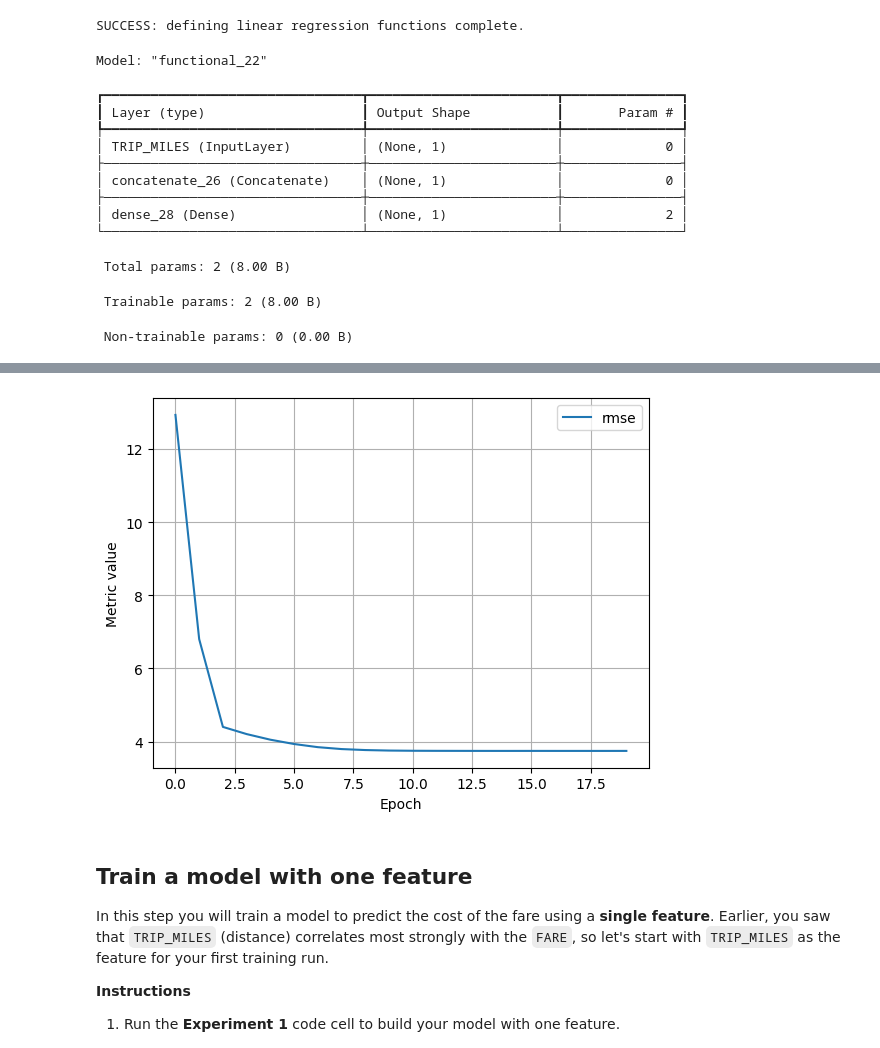
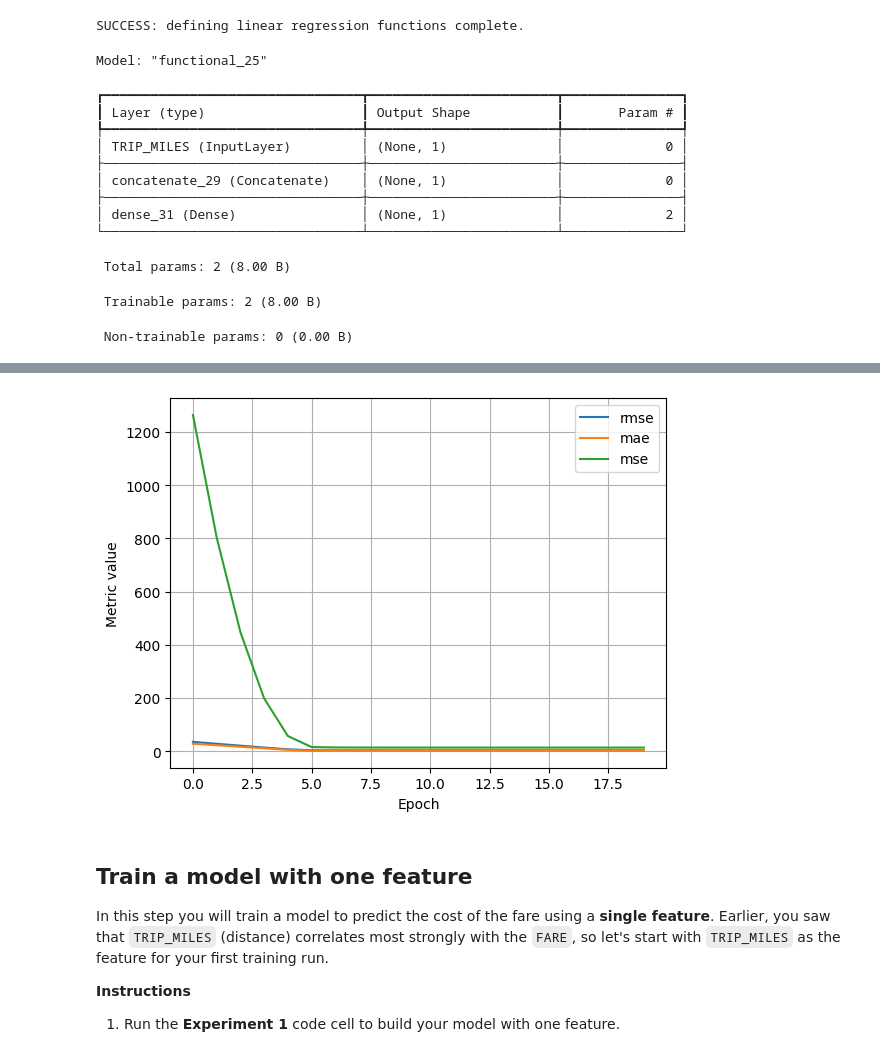
Before and after one commit to devangrajarora/learning-ml, a Jupyter notebook: google-cc/linear_regression_taxi.ipynb, the cells around one changed output, grey strips where cells are left out. Drawn from its saved outputs; the diff is of its cells as text; code cells hidden in the pictures.

Commit message:
Add MSE and MAE to metrics to be evaluated during training

```diff
--- a/google-cc/linear_regression_taxi.ipynb
+++ b/google-cc/linear_regression_taxi.ipynb
@@ -435,25 +433,31 @@ model_config = ModelConfig(
         learning_rate=spec.hyperparameters.learning_rate
         ),
     loss = keras.losses.MeanSquaredError(),
-    metrics = [keras.metrics.RootMeanSquaredError(name='rmse')]
+    metrics = [
+        # Quick note: Don't use keras.metrics.Accuracy for regression models.
+        # That's useful for classification models
+        keras.metrics.MeanAbsoluteError(name='mae'),
+        keras.metrics.RootMeanSquaredError(name='rmse'),
+        keras.metrics.MeanSquaredError(name='mse'),
+        ]
 )
 
 
 model = init_model(spec, model_config)
 one_feature_results = train("one_feature", model, spec, training_df)
 
-ml_edu.results.plot_experiment_metrics(one_feature_results, ['rmse'])
+ml_edu.results.plot_experiment_metrics(one_feature_results, ['rmse', 'mae', 'mse'])
 ml_edu.results.plot_model_predictions(one_feature_results, training_df, 'FARE')
 # %% [output]
-Model: "functional_22"
+Model: "functional_25"
 ┏━━━━━━━━━━━━━━━━━━━━━━━━━━━━━━━━━┳━━━━━━━━━━━━━━━━━━━━━━━━┳━━━━━━━━━━━━━━━┓
 ┃ Layer (type)                    ┃ Output Shape           ┃       Param # ┃
 ┡━━━━━━━━━━━━━━━━━━━━━━━━━━━━━━━━━╇━━━━━━━━━━━━━━━━━━━━━━━━╇━━━━━━━━━━━━━━━┩
 │ TRIP_MILES (InputLayer)         │ (None, 1)              │             0 │
 ├─────────────────────────────────┼────────────────────────┼───────────────┤
-│ concatenate_26 (Concatenate)    │ (None, 1)              │             0 │
+│ concatenate_29 (Concatenate)    │ (None, 1)              │             0 │
 ├─────────────────────────────────┼────────────────────────┼───────────────┤
-│ dense_28 (Dense)                │ (None, 1)              │             2 │
+│ dense_31 (Dense)                │ (None, 1)              │             2 │
 └─────────────────────────────────┴────────────────────────┴───────────────┘
  Total params: 2 (8.00 B)
  Trainable params: 2 (8.00 B)
@@ -477,6 +481,6 @@ Epoch 20/20
 7/7 ━━━━━━━━━━━━━━━━━━━━ 0s 8ms/step
 [interactive output not drawn]
-[figure, old version]
+[figure, new version]
 # %% [markdown]
 ## Train a model with one feature
 
```
Also changed, not shown: parts of 2 cells of this notebook.
